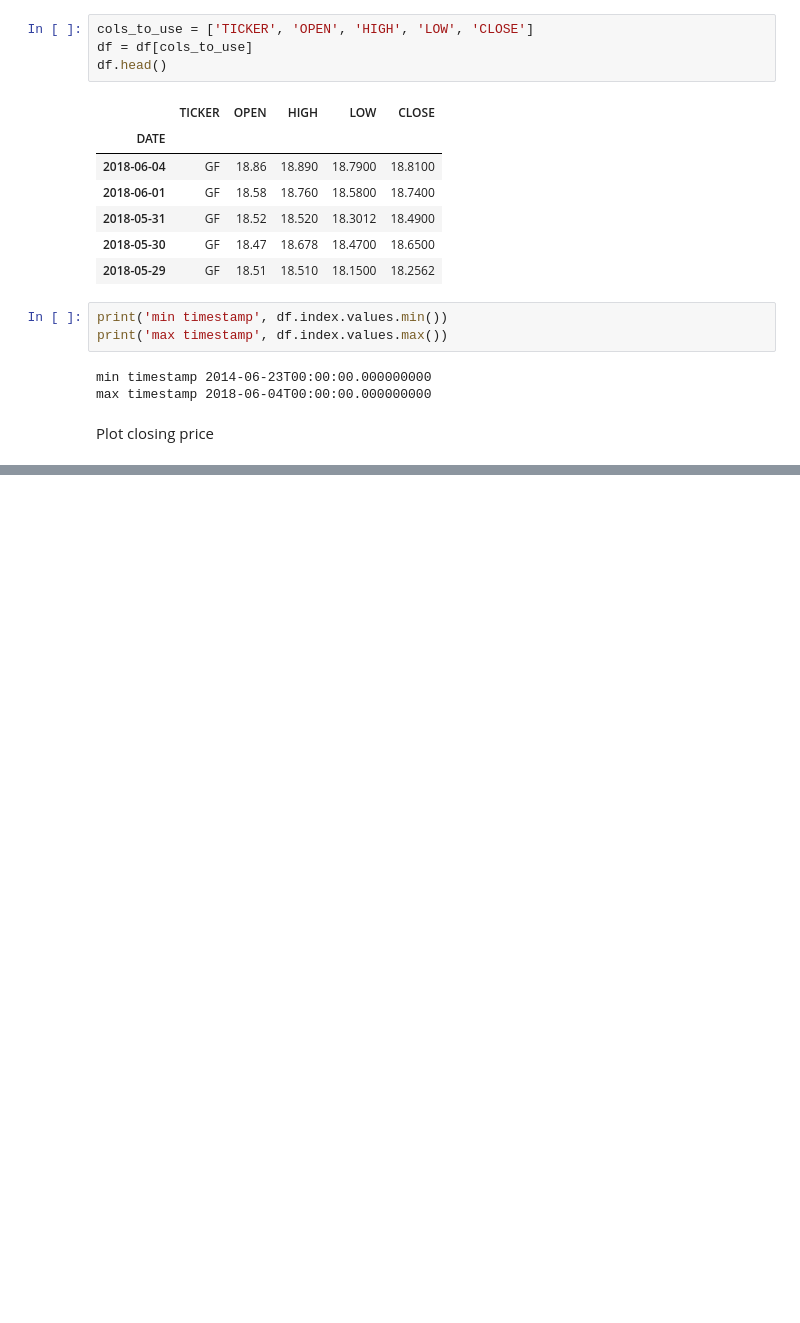
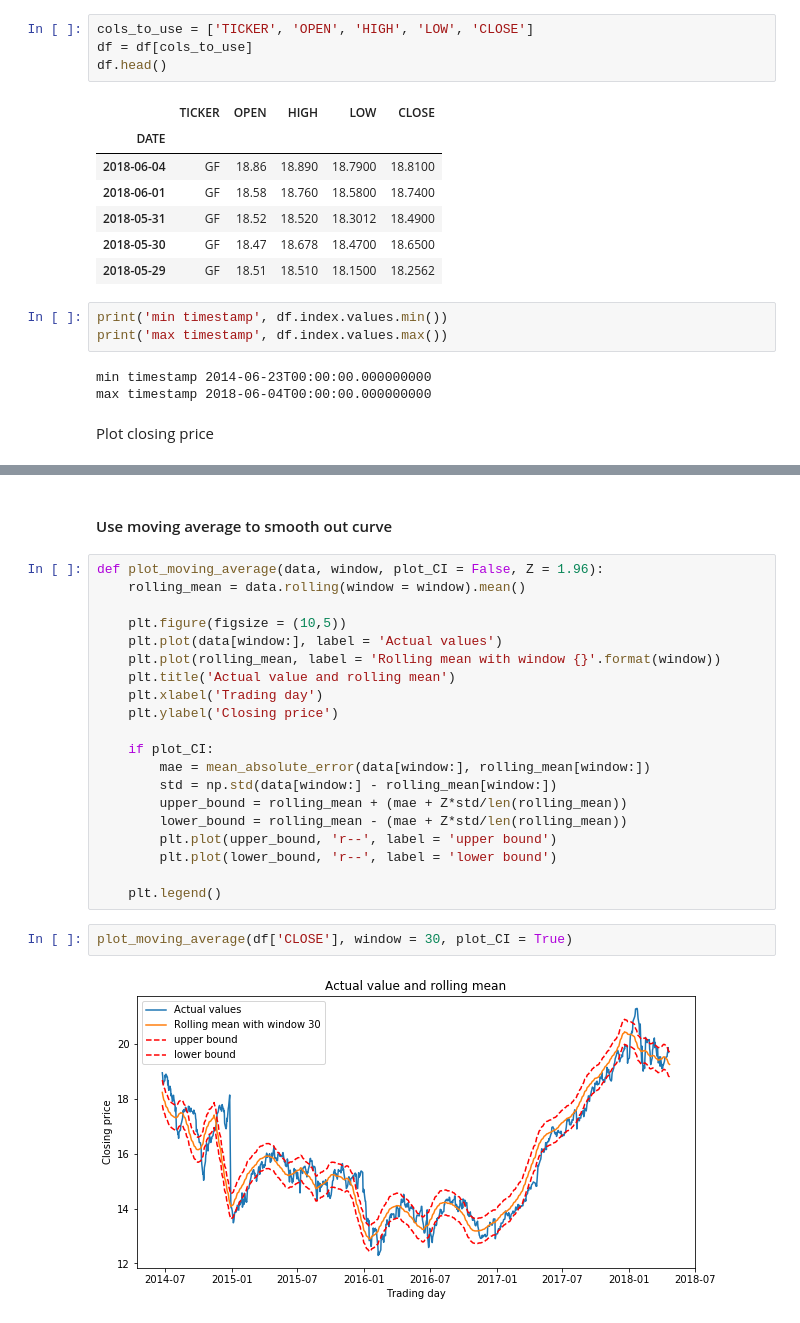
Before and after one commit to kbarr1/time_series_exploration, a Jupyter notebook: stock_prices.ipynb, the cells around one changed output, grey strips where cells are left out. Drawn from its saved outputs; the diff is of its cells as text; blank space fills up the shorter version.

```diff
--- a/stock_prices.ipynb
+++ b/stock_prices.ipynb
@@ -101,0 +108,26 @@ plt.show()
+# %% [markdown]
+#### Use moving average to smooth out curve
+# %%
+def plot_moving_average(data, window, plot_CI = False, Z = 1.96):
+    rolling_mean = data.rolling(window = window).mean()
+
+    plt.figure(figsize = (10,5))
+    plt.plot(data[window:], label = 'Actual values')
+    plt.plot(rolling_mean, label = 'Rolling mean with window {}'.format(window))
+    plt.title('Actual value and rolling mean')
+    plt.xlabel('Trading day')
+    plt.ylabel('Closing price')
+
+    if plot_CI:
+        mae = mean_absolute_error(data[window:], rolling_mean[window:])
+        std = np.std(data[window:] - rolling_mean[window:])
+        upper_bound = rolling_mean + (mae + Z*std/len(rolling_mean))
+        lower_bound = rolling_mean - (mae + Z*std/len(rolling_mean))
+        plt.plot(upper_bound, 'r--', label = 'upper bound')
+        plt.plot(lower_bound, 'r--', label = 'lower bound')
+
+    plt.legend()
+# %%
+plot_moving_average(df['CLOSE'], window = 30, plot_CI = True)
+# %% [output]
+[figure, added]
```
Also changed, not shown: parts of 40 cells of this notebook, 1 other file.
